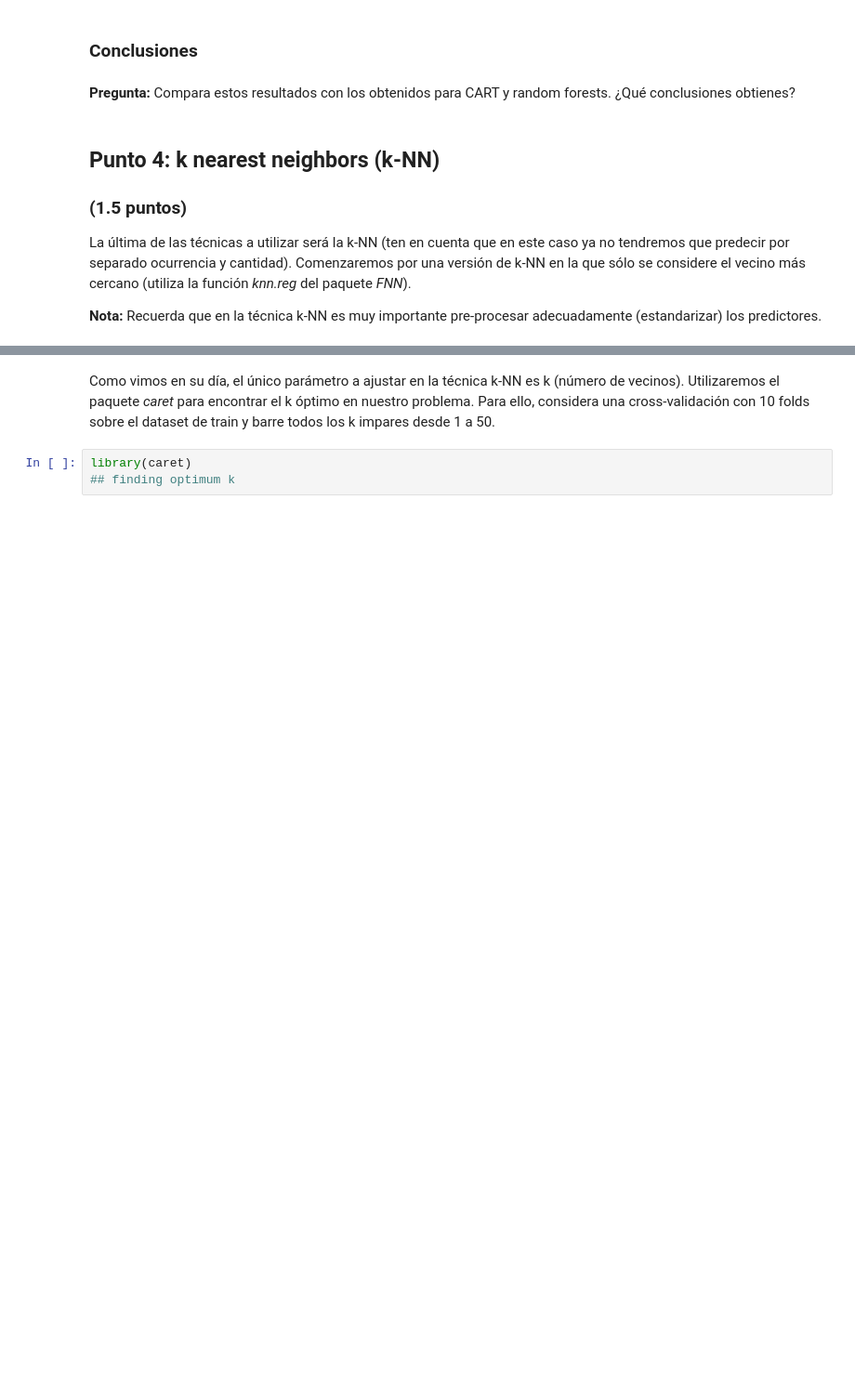
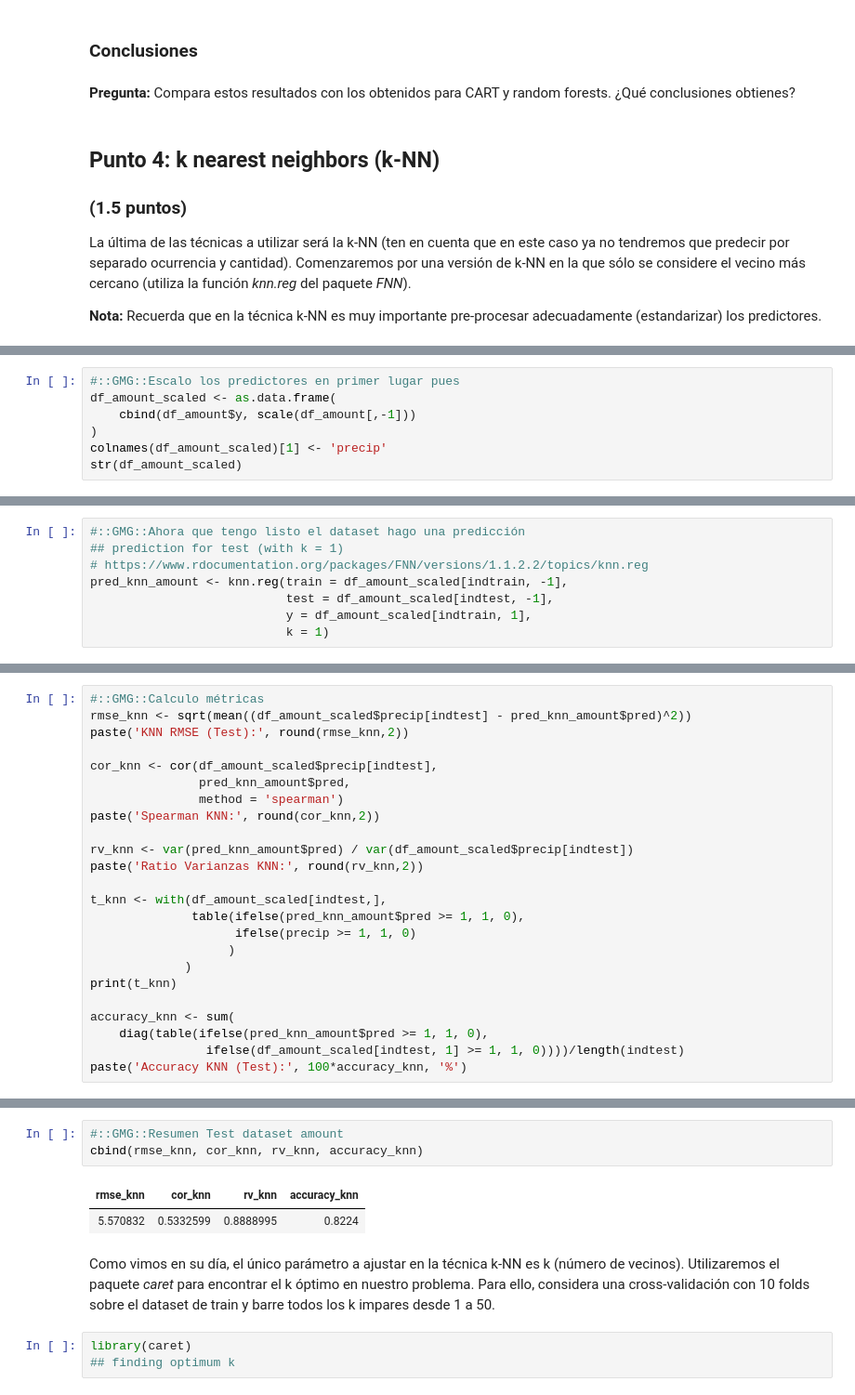
Before and after one commit to yerartdev/uc-m1966-datamining, a Jupyter notebook: d3/S17-T03_LAB_IntercomparisonTechniques.ipynb, the cells around one changed output, grey strips where cells are left out. Shown at 93% size. Cells and saved outputs as stored; diff of their text form; blank space fills up the shorter version.

```diff
--- a/d3/S17-T03_LAB_IntercomparisonTechniques.ipynb
+++ b/d3/S17-T03_LAB_IntercomparisonTechniques.ipynb
@@ -1600,0 +1621,7 @@ La última de las técnicas a utilizar será la k-NN (ten en cuenta que en este
+# %%
+#::GMG::Escalo los predictores en primer lugar pues
+df_amount_scaled <- as.data.frame(
+    cbind(df_amount$y, scale(df_amount[,-1]))
+)
+colnames(df_amount_scaled)[1] <- 'precip'
+str(df_amount_scaled)
@@ -1600,0 +1650,8 @@ La última de las técnicas a utilizar será la k-NN (ten en cuenta que en este
+# %%
+#::GMG::Ahora que tengo listo el dataset hago una predicción
+## prediction for test (with k = 1)
+# https://www.rdocumentation.org/packages/FNN/versions/1.1.2.2/topics/knn.reg
+pred_knn_amount <- knn.reg(train = df_amount_scaled[indtrain, -1],
+                           test = df_amount_scaled[indtest, -1],
+                           y = df_amount_scaled[indtrain, 1],
+                           k = 1)
@@ -1600,0 +1671,24 @@ La última de las técnicas a utilizar será la k-NN (ten en cuenta que en este
+# %%
+#::GMG::Calculo métricas
+rmse_knn <- sqrt(mean((df_amount_scaled$precip[indtest] - pred_knn_amount$pred)^2))
+paste('KNN RMSE (Test):', round(rmse_knn,2))
+
+cor_knn <- cor(df_amount_scaled$precip[indtest],
+               pred_knn_amount$pred,
+               method = 'spearman')
+paste('Spearman KNN:', round(cor_knn,2))
+
+rv_knn <- var(pred_knn_amount$pred) / var(df_amount_scaled$precip[indtest])
+paste('Ratio Varianzas KNN:', round(rv_knn,2))
+
+t_knn <- with(df_amount_scaled[indtest,],
+              table(ifelse(pred_knn_amount$pred >= 1, 1, 0),
+                    ifelse(precip >= 1, 1, 0)
+                   )
+             )
+print(t_knn)
+
+accuracy_knn <- sum(
+    diag(table(ifelse(pred_knn_amount$pred >= 1, 1, 0),
+                ifelse(df_amount_scaled[indtest, 1] >= 1, 1, 0))))/length(indtest)
+paste('Accuracy KNN (Test):', 100*accuracy_knn, '%')
@@ -1601,3 +1703,9 @@ La última de las técnicas a utilizar será la k-NN (ten en cuenta que en este
+# %%
+#::GMG::Resumen Test dataset amount
+cbind(rmse_knn, cor_knn, rv_knn, accuracy_knn)
+# %% [output]
+| rmse_knn | cor_knn | rv_knn | accuracy_knn |
+| 5.570832 | 0.5332599 | 0.8888995 | 0.8224 |
 # %% [markdown]
 Como vimos en su día, el único parámetro a ajustar en la técnica k-NN es k (número de vecinos). Utilizaremos el paquete *caret* para encontrar el k óptimo en nuestro problema. Para ello, considera una cross-validación con 10 folds sobre el dataset de train y barre todos los k impares desde 1 a 50.
 # %%
```
Also changed, not shown: parts of 8 cells of this notebook.
